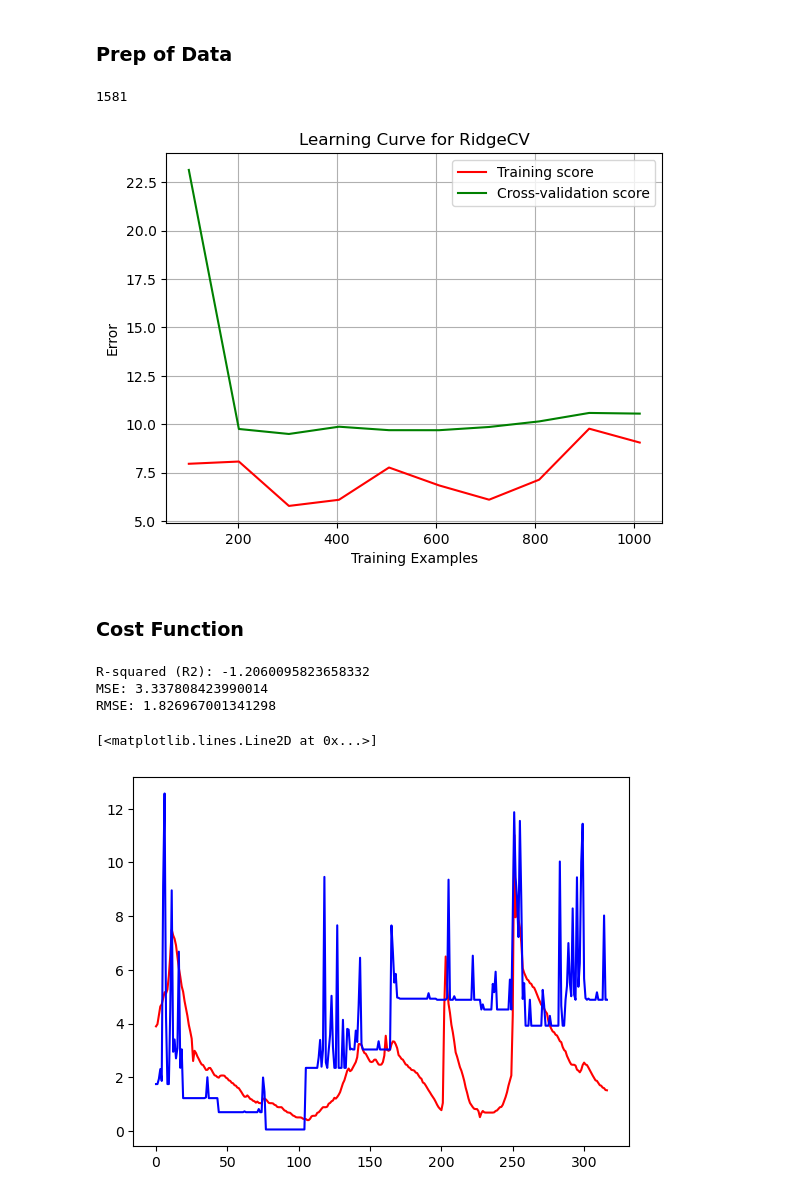
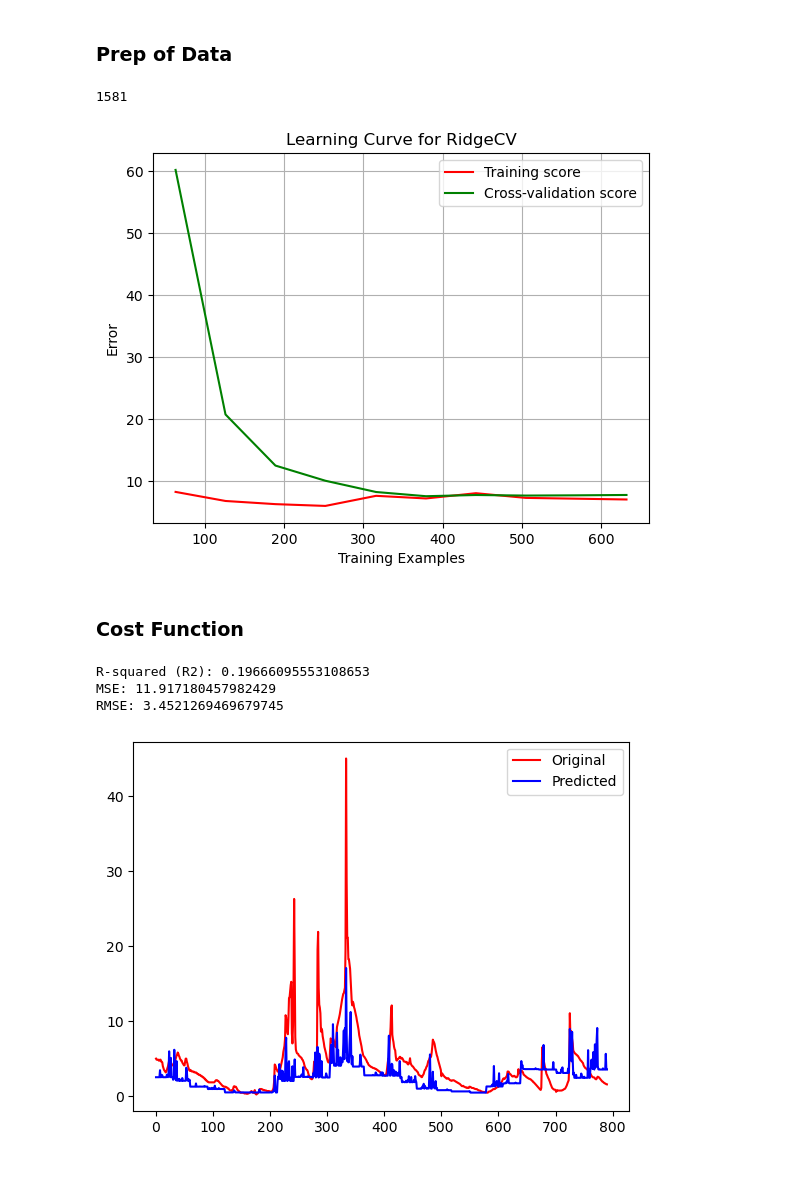
Before and after one commit to Barb02/TAA_ForecastingRiverDischarge, a Jupyter notebook: withoutRD.ipynb, the cells around one changed output. Cells and saved outputs as stored; diff of their text form; code cells hidden in the pictures.

Commit message:
added boxcox, fixed normalization, tested different cuts

```diff
--- a/withoutRD.ipynb
+++ b/withoutRD.ipynb
@@ -29,15 +41,18 @@ print(X.shape)
 # %%
-scaler = preprocessing.StandardScaler().fit(X)
+scaler = preprocessing.StandardScaler()
 
-X_normalized = scaler.transform(X)
-cut = int(len(y)*0.8)
+cut = int(len(y)*0.5)
 print(len(y))
-X_trainN = X_normalized[:cut,:]
+
+X_trainN = X[:cut,:]
+X_train_scaled = scaler.fit_transform(X_trainN)
 y_train = y[:cut]
-# X_validationN = X_normalized[949:1265,:]
-# y_validation = y[949:1265]
-X_testN = X_normalized[cut:,:]
+y_train_boxcox, lambda_val = apply_boxcox(y_train)
+
+X_testN = X[cut:,:]
+X_test_scaled = scaler.transform(X_testN)
 y_test = y[cut:]
+y_test_boxcox, _ = apply_boxcox(y_test, lambda_val)
 
 # Define a range of alpha values to test
 alphas = [0.01,0.1,1,10,100]
@@ -72,25 +87,27 @@ plt.legend(loc="best")
 plt.show()
 # %% [output]
 1581
-[figure, old version]
+[figure, new version]
 # %% [markdown]
 ### Cost Function
 # %%
-ridge_cv.fit(X_trainN,y_train)
-prdict = ridge_cv.predict(X_testN)
-r2 = r2_score(y_test, prdict)
+ridge_cv.fit(X_trainN,y_train_boxcox)
+y_predict = inv_boxcox(ridge_cv.predict(X_testN), lambda_val)
+
+r2 = r2_score(y_test, y_predict)
+mse = mean_squared_error(y_test, y_predict)
+rmse = np.sqrt(mse)
+
 print("R-squared (R2):", r2)
-
-mtest = X_testN.shape[0]
-mse = 1/(2*X_testN.shape[0]) * np.sum((prdict - y_test)**2)
 print("MSE:", mse)
 print("RMSE:", np.sqrt(mse))
 
-plt.plot(y_test,'r')
-plt.plot(prdict,'b')
+plt.plot(y_test, 'r', label='Original')
+plt.plot(y_predict, 'b', label='Predicted')
+plt.legend()
+plt.show()
 # %% [output]
-R-squared (R2): -1.2060095823658332
-MSE: 3.337808423990014
-RMSE: 1.826967001341298
+R-squared (R2): 0.19666095553108653
+MSE: 11.917180457982429
+RMSE: 3.4521269469679745
-[<matplotlib.lines.Line2D at 0x...>]
-[figure, old version]
+[figure, new version]
```
Also changed, not shown: parts of 2 cells of this notebook, 2 other files.
